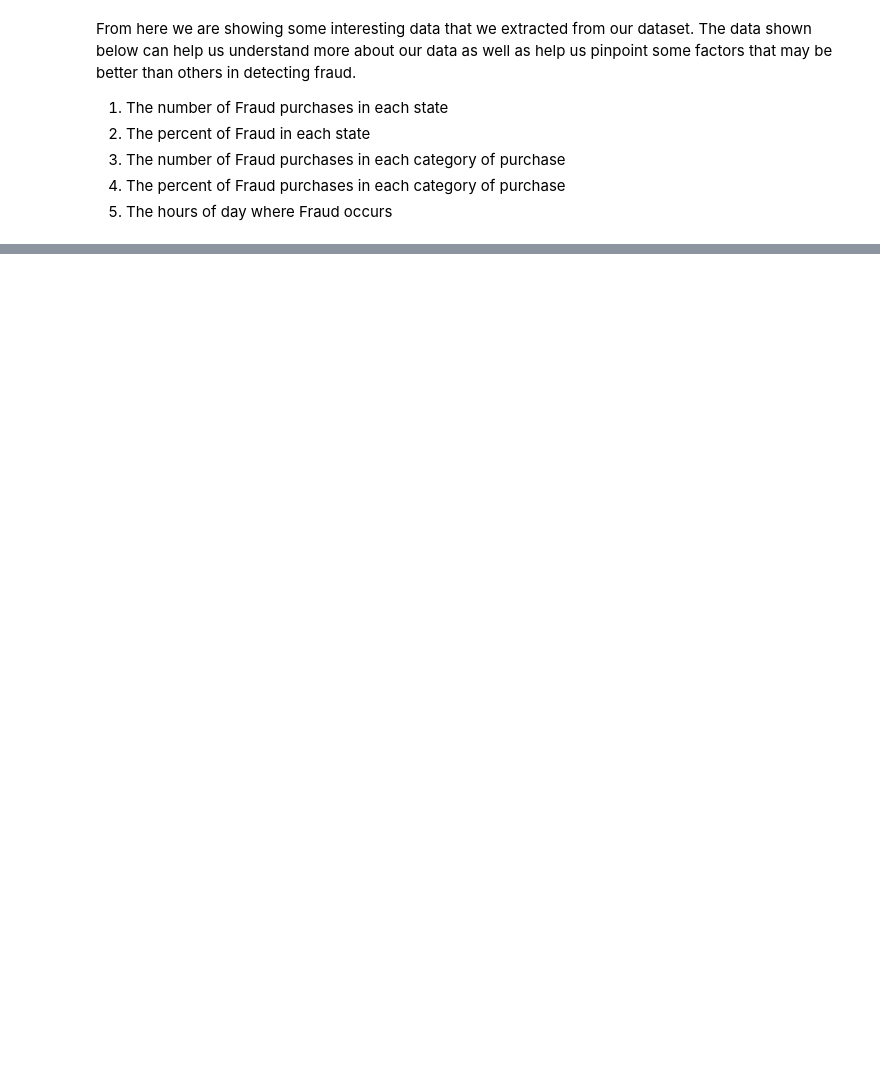
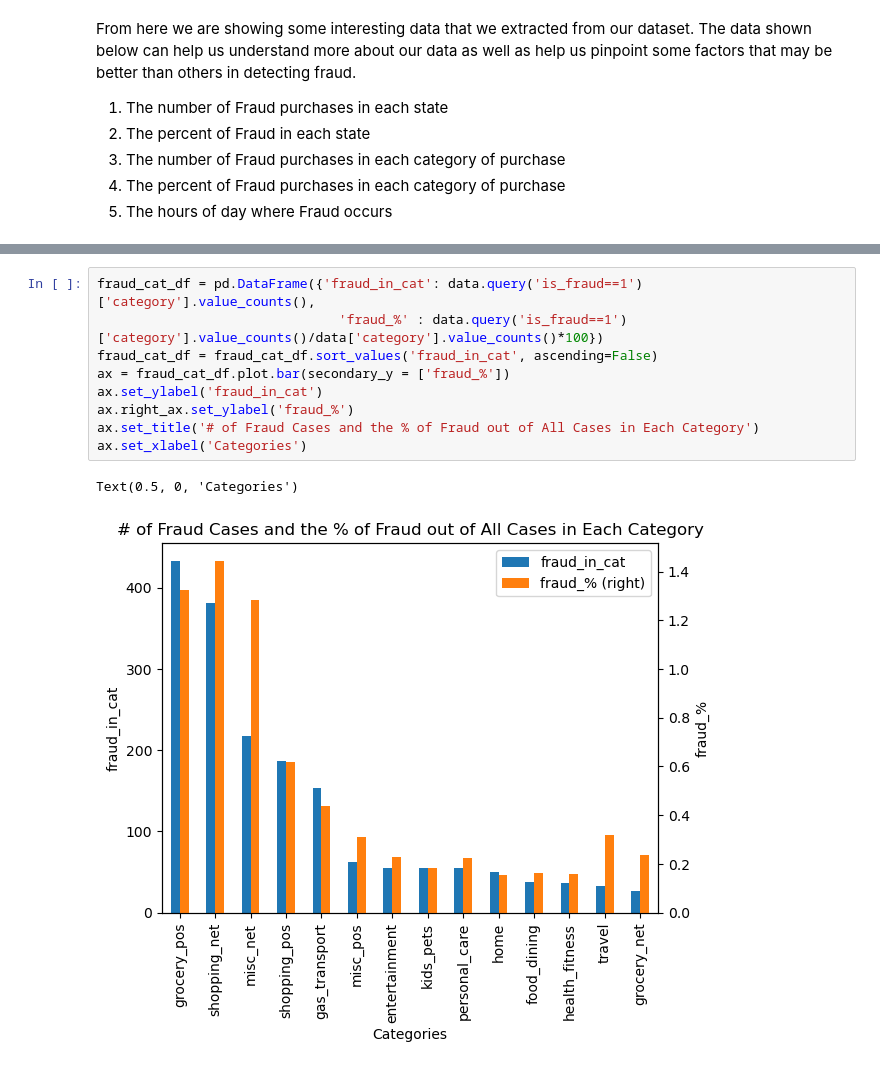
Before and after one commit to jalikens/CS484-DMA, a Jupyter notebook: Data_charts.ipynb, the cells around one changed output, grey strips where cells are left out. Saved outputs shown, nothing was run; the diff lists cells and outputs as text; blank space fills up the shorter version.

```diff
--- a/Data_charts.ipynb
+++ b/Data_charts.ipynb
@@ -74,0 +46,12 @@ NameError: name 'data' is not defined
+# %%
+fraud_cat_df = pd.DataFrame({'fraud_in_cat': data.query('is_fraud==1')['category'].value_counts(),
+                               'fraud_%' : data.query('is_fraud==1')['category'].value_counts()/data['category'].value_counts()*100})
+fraud_cat_df = fraud_cat_df.sort_values('fraud_in_cat', ascending=False)
+ax = fraud_cat_df.plot.bar(secondary_y = ['fraud_%'])
+ax.set_ylabel('fraud_in_cat')
+ax.right_ax.set_ylabel('fraud_%')
+ax.set_title('# of Fraud Cases and the % of Fraud out of All Cases in Each Category')
+ax.set_xlabel('Categories')
+# %% [output]
+Text(0.5, 0, 'Categories')
+[figure, added]
```
Also changed, not shown: parts of 11 cells of this notebook, 1 other file.
